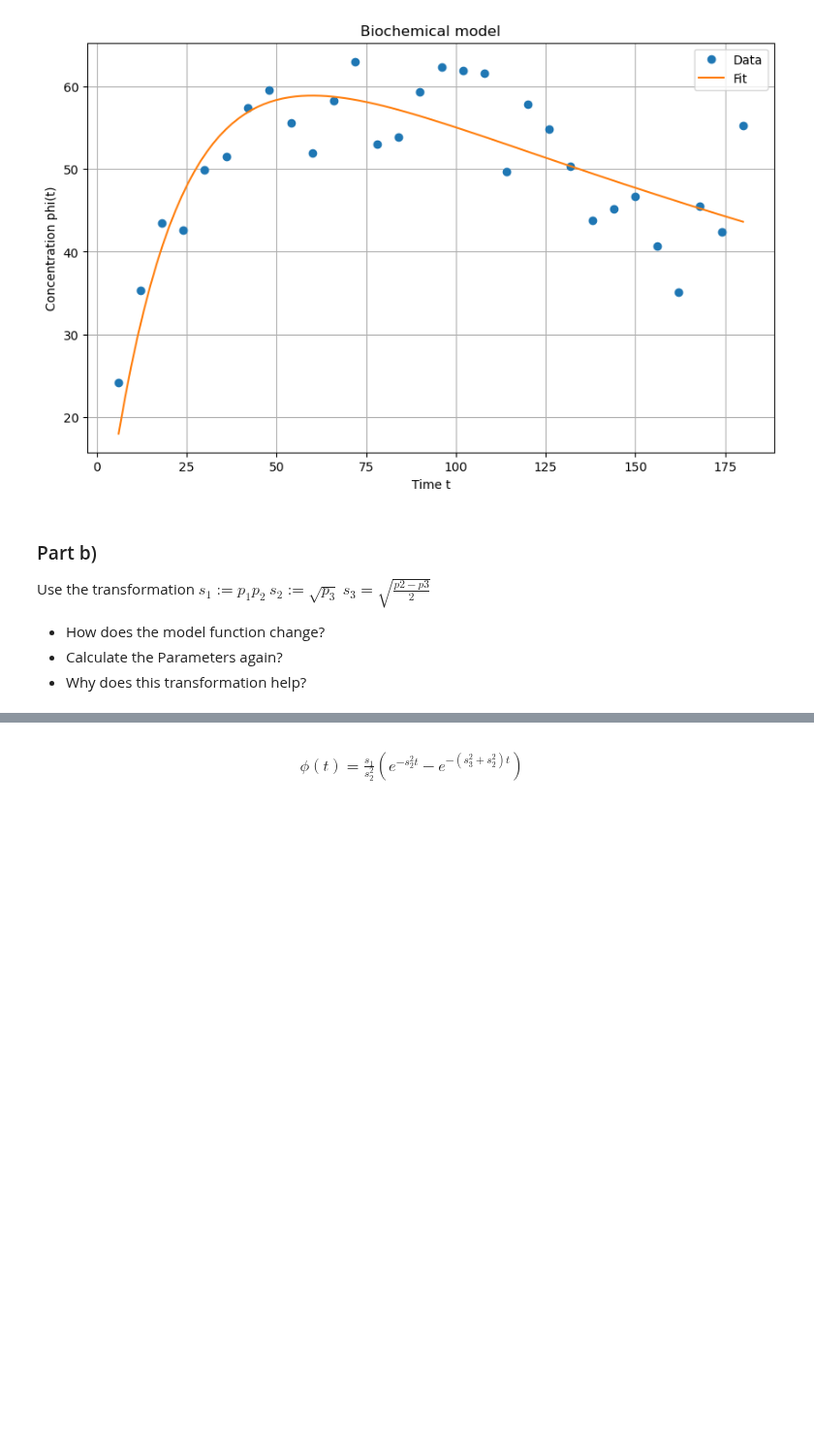
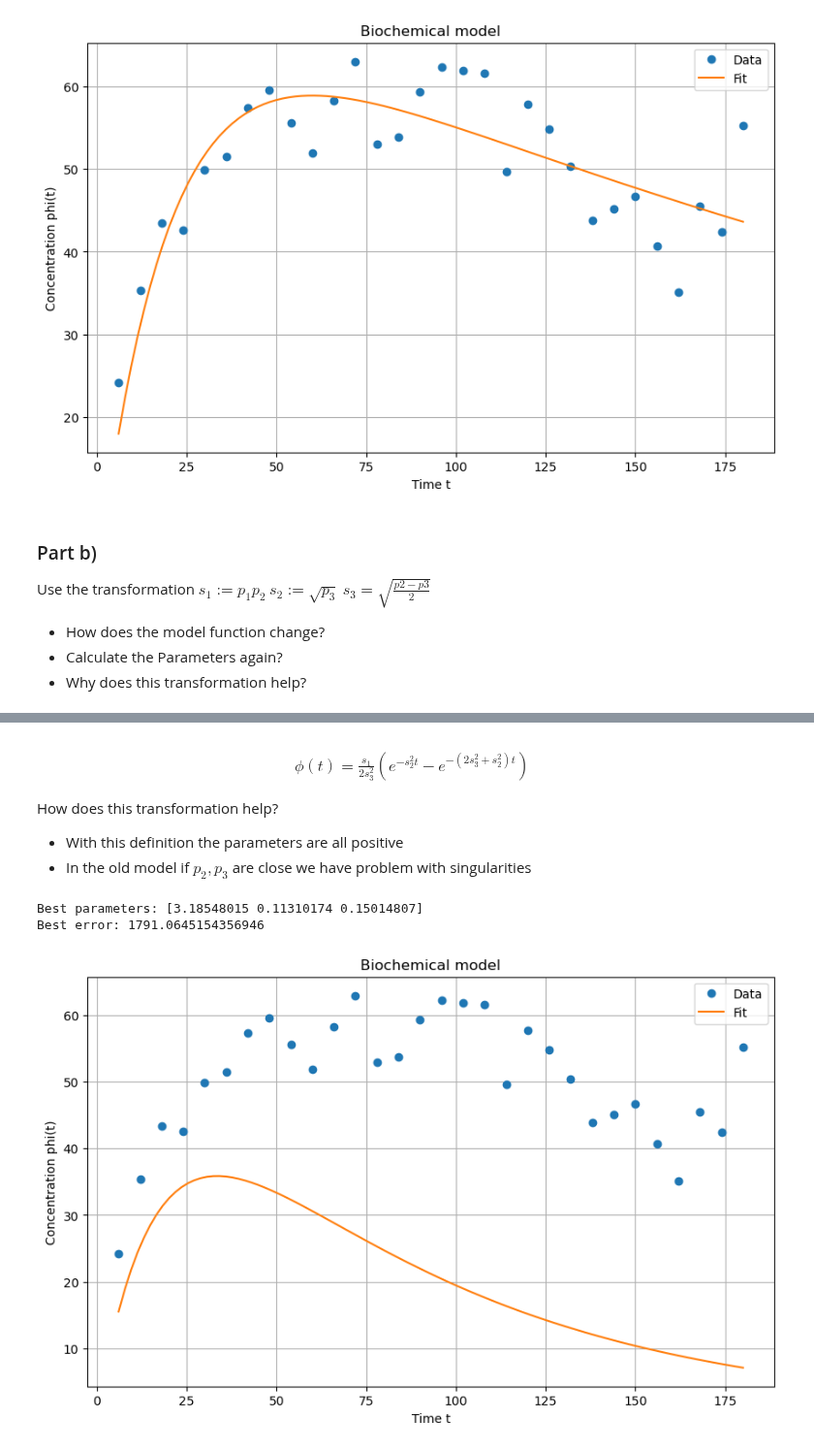
Before and after one commit to LukasMeinschad/Studium, a Jupyter notebook: Mathe/Numerik_2/Proseminar/Blatt 4/sheet_4_lukas_meinchad.ipynb, the cells around one changed output, grey strips where cells are left out. Shown at 97% size. Saved outputs shown, nothing was run; the diff lists cells and outputs as text; code cells hidden in the pictures; blank space fills up the shorter version.

```diff
--- a/Mathe/Numerik_2/Proseminar/Blatt 4/sheet_4_lukas_meinchad.ipynb
+++ b/Mathe/Numerik_2/Proseminar/Blatt 4/sheet_4_lukas_meinchad.ipynb
@@ -739,4 +922,46 @@ Use the transformation $s_1:=p_1p_2 ~ s_2:= \sqrt{p_3} ~ s_3 = \sqrt{\frac{p2-p3
 # %% [markdown]
 \begin{align}
-\phi(t) = \frac{s_1}{s_2^2}(e^{-s_2^2t}-e^{-(s_3^2 + s_2^2)t})
+\phi(t) = \frac{s_1}{2s_3^2}(e^{-s_2^2t}-e^{-(2s_3^2 + s_2^2)t})
 \end{align}
+
+
+How does this transformation help?
+
++ With this definition the parameters are all positive
++ In the old model if $p_2,p_3$ are close we have problem with singularities
+# %%
+s1_range = np.linspace(3.5,20,10)
+s2_range = np.linspace(0.01,1,10)
+s3_range = np.linspace(0.1,0.5,10)
+best_params = None
+best_error = np.inf
+
+for s1 in s1_range:
+    for s2 in s2_range:
+        for s3 in s3_range:
+            params = [s1,s2,s3]
+            x,error = gauss_newton(phi_trans,finite_difference_jacobian,t_data,phi_data,params)
+            if error < best_error:
+                best_params = x
+                best_error = error
+print(f"Best parameters: {best_params}")
+print(f"Best error: {best_error}")
+
+# Plot the fit
+
+t_fit = np.linspace(t_data.min(),t_data.max(),100)
+y_fit = phi_trans(best_params,t_fit)
+
+plt.figure(figsize=(10,6))
+plt.plot(t_data,phi_data,'o',label="Data")
+plt.plot(t_fit,y_fit,label="Fit")
+plt.xlabel("Time t")
+plt.ylabel("Concentration phi(t)")
+plt.title("Biochemical model")
+plt.legend()
+plt.grid(True)
+plt.show()
+# %% [output]
+Best parameters: [3.18548015 0.11310174 0.15014807]
+Best error: 1791.0645154356946
+[figure, added]
```
Also changed, not shown: parts of 10 cells of this notebook, 13 other files.
